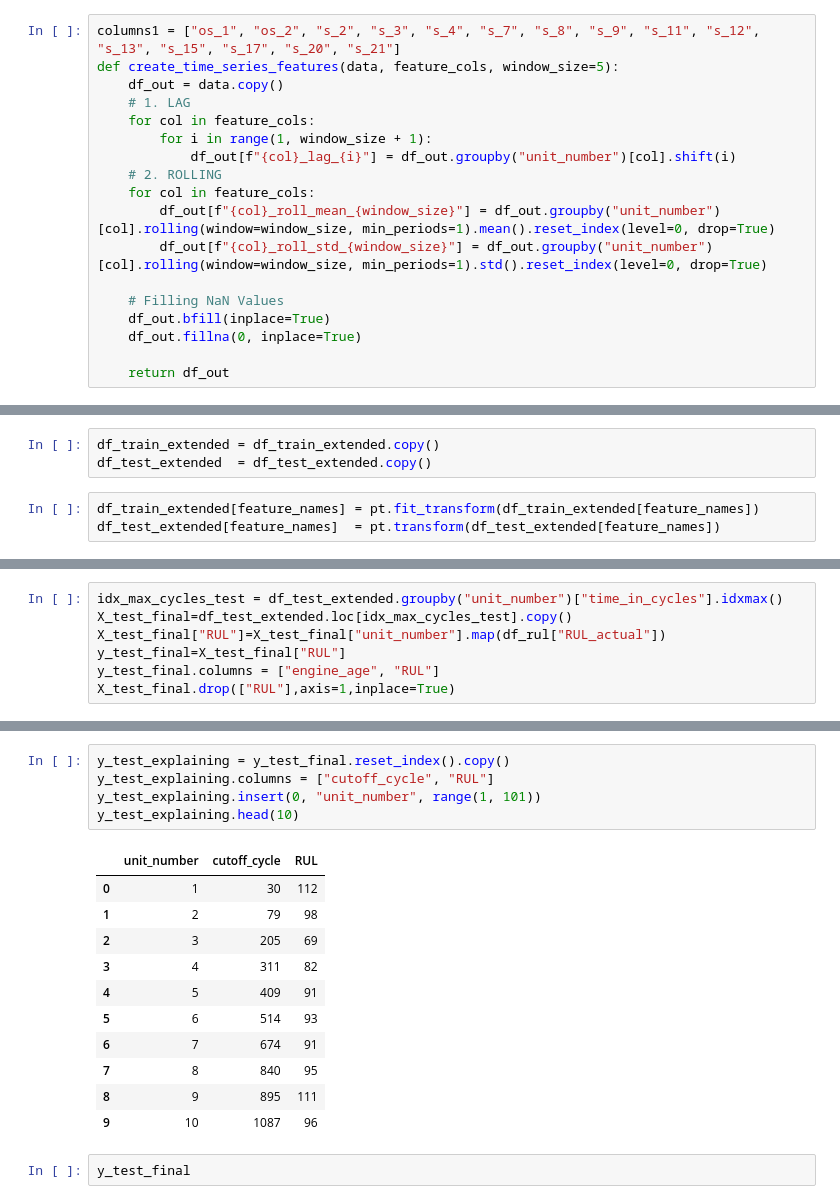
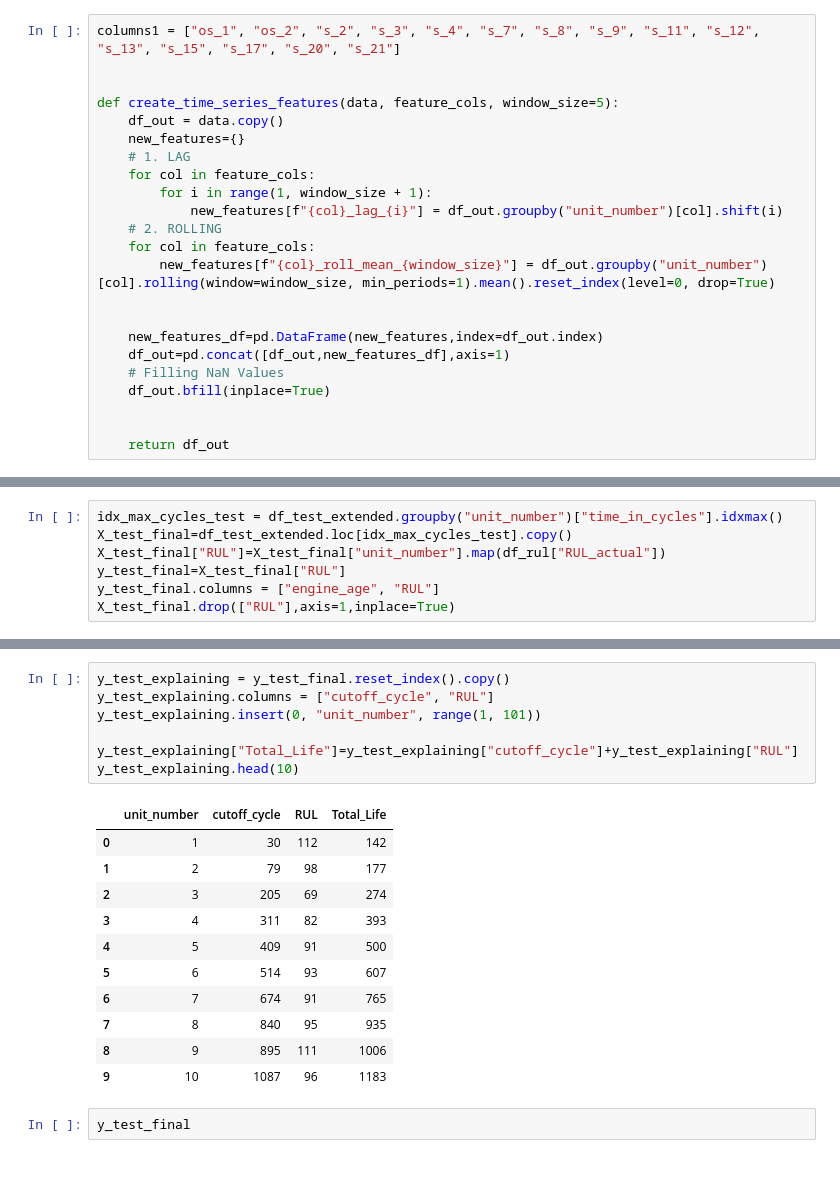
Before and after one commit to berkaylacinkaya/NASA_CMAPSS_TURBOFAN_ENGINE-PdM-, a Jupyter notebook: main.ipynb, the cells around one changed output, grey strips where cells are left out. Saved outputs shown, nothing was run; the diff lists cells and outputs as text; blank space fills up the shorter version.

```diff
--- a/main.ipynb
+++ b/main.ipynb
@@ -398,19 +345,24 @@ pd.set_option("display.width", 1000)
 # %%
 columns1 = ["os_1", "os_2", "s_2", "s_3", "s_4", "s_7", "s_8", "s_9", "s_11", "s_12", "s_13", "s_15", "s_17", "s_20", "s_21"]
+
+
 def create_time_series_features(data, feature_cols, window_size=5):
     df_out = data.copy()
+    new_features={}
     # 1. LAG
     for col in feature_cols:
         for i in range(1, window_size + 1):
-            df_out[f"{col}_lag_{i}"] = df_out.groupby("unit_number")[col].shift(i)
+            new_features[f"{col}_lag_{i}"] = df_out.groupby("unit_number")[col].shift(i)
     # 2. ROLLING
     for col in feature_cols:
-        df_out[f"{col}_roll_mean_{window_size}"] = df_out.groupby("unit_number")[col].rolling(window=window_size, min_periods=1).mean().reset_index(level=0, drop=True)
-        df_out[f"{col}_roll_std_{window_size}"] = df_out.groupby("unit_number")[col].rolling(window=window_size, min_periods=1).std().reset_index(level=0, drop=True)
+        new_features[f"{col}_roll_mean_{window_size}"] = df_out.groupby("unit_number")[col].rolling(window=window_size, min_periods=1).mean().reset_index(level=0, drop=True)
 
+
+    new_features_df=pd.DataFrame(new_features,index=df_out.index)
+    df_out=pd.concat([df_out,new_features_df],axis=1)
     # Filling NaN Values
     df_out.bfill(inplace=True)
-    df_out.fillna(0, inplace=True)
+
 
     return df_out
 # %%
@@ -435,8 +379,2 @@ pt=PowerTransformer(method="yeo-johnson",standardize=False)
-# %%
-df_train_extended = df_train_extended.copy()
-df_test_extended  = df_test_extended.copy()
-# %%
-df_train_extended[feature_names] = pt.fit_transform(df_train_extended[feature_names])
-df_test_extended[feature_names]  = pt.transform(df_test_extended[feature_names])
 # %%
 df = df_train.copy()
@@ -531,20 +460,22 @@ X_test_final.drop(["RUL"],axis=1,inplace=True)
 # %%
 y_test_explaining = y_test_final.reset_index().copy()
 y_test_explaining.columns = ["cutoff_cycle", "RUL"]
 y_test_explaining.insert(0, "unit_number", range(1, 101))
+
+y_test_explaining["Total_Life"]=y_test_explaining["cutoff_cycle"]+y_test_explaining["RUL"]
 y_test_explaining.head(10)
 # %% [output]
-|  | unit_number | cutoff_cycle | RUL |
-| 0 | 1 | 30 | 112 |
-| 1 | 2 | 79 | 98 |
-| 2 | 3 | 205 | 69 |
-| 3 | 4 | 311 | 82 |
-| 4 | 5 | 409 | 91 |
-| 5 | 6 | 514 | 93 |
-| 6 | 7 | 674 | 91 |
-| 7 | 8 | 840 | 95 |
-| 8 | 9 | 895 | 111 |
-| 9 | 10 | 1087 | 96 |
+|  | unit_number | cutoff_cycle | RUL | Total_Life |
+| 0 | 1 | 30 | 112 | 142 |
+| 1 | 2 | 79 | 98 | 177 |
+| 2 | 3 | 205 | 69 | 274 |
+| 3 | 4 | 311 | 82 | 393 |
+| 4 | 5 | 409 | 91 | 500 |
+| 5 | 6 | 514 | 93 | 607 |
+| 6 | 7 | 674 | 91 | 765 |
+| 7 | 8 | 840 | 95 | 935 |
+| 8 | 9 | 895 | 111 | 1006 |
+| 9 | 10 | 1087 | 96 | 1183 |
 # %%
 y_test_final
 # %% [output]
```
Also changed, not shown: parts of 36 cells of this notebook, 10 other files.
